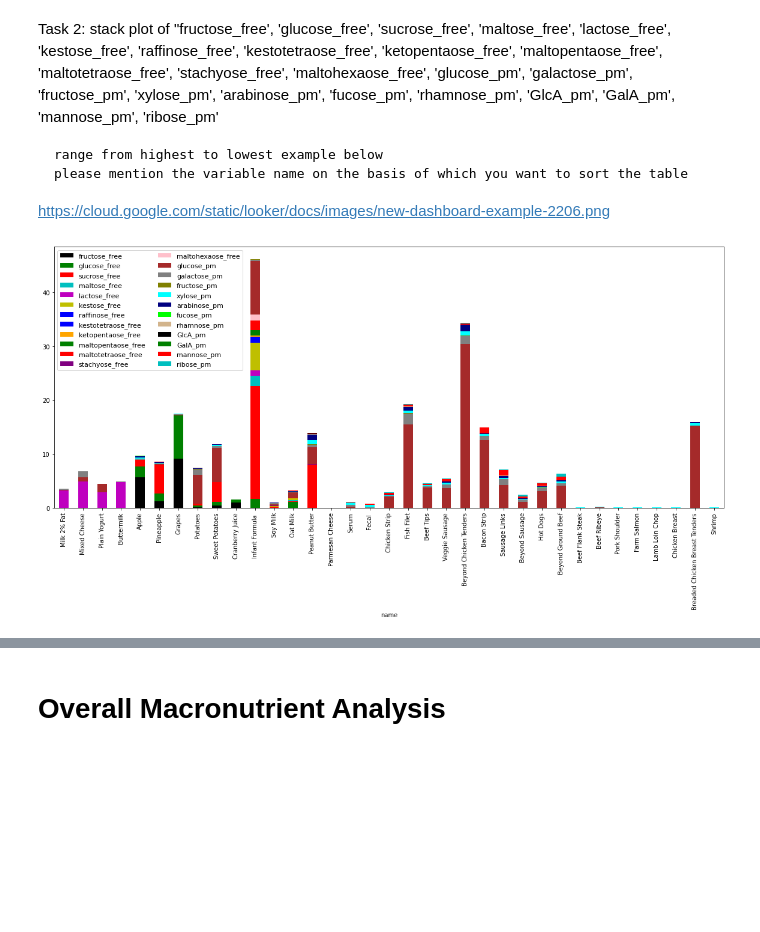
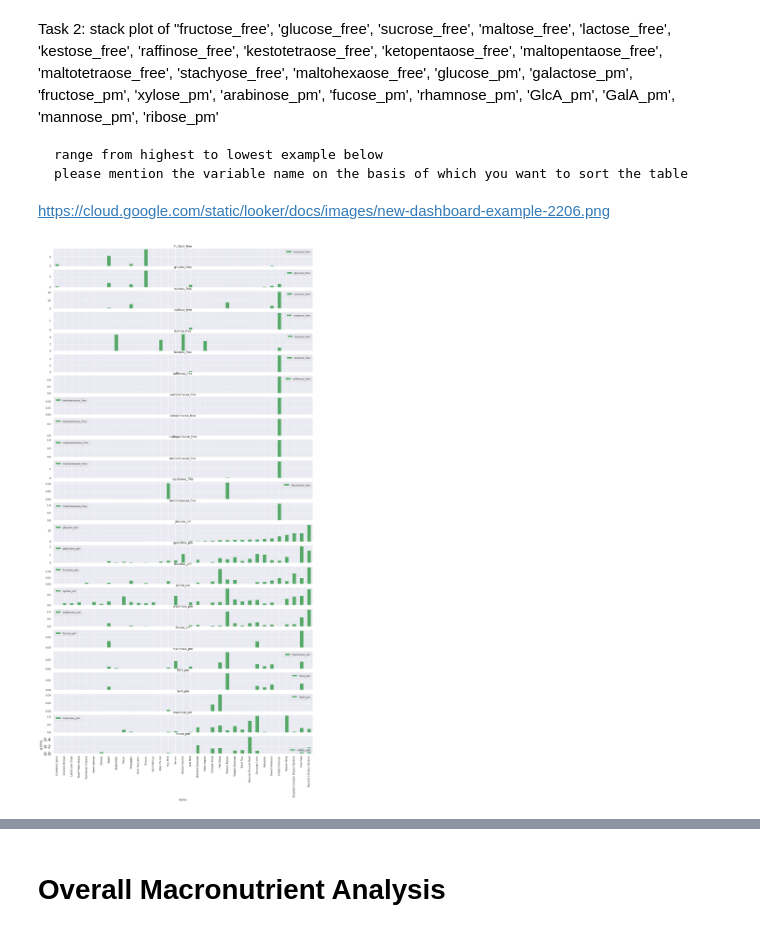
Before and after one commit to asimali004/Kaggle-Competition, a Jupyter notebook: fats-cabd-foods-raw.ipynb, the cells around one changed output, grey strips where cells are left out. Cells and saved outputs as stored; diff of their text form; code cells hidden in the pictures; blank space fills up the shorter version.

```diff
--- a/fats-cabd-foods-raw.ipynb
+++ b/fats-cabd-foods-raw.ipynb
@@ -32,6 +32,7 @@ df.info()
 df.describe()
 df.columns
 df.corr()
+df.index=df.name
 # %% [output]
 <class 'pandas.core.frame.DataFrame'>
 RangeIndex: 35 entries, 0 to 34
@@ -66,8 +54,8 @@ memory usage: 21.2+ KB
 # %%
-df["Carbs_total"]=df["carborhyrate_total"]*4
-df["Free_saccharides_total"]=df["free_saccharides_total"]*4
-df["Fibres_total"]=df["fibers_total"]*4
-df["Fats_total"]=df["fat_total"]*9
-df["Saturated_fatty_acids"]=df["saturated_fatty_acids"]*9
-df["Monounsaturated_fatty_acids"]=df["monounsaturated_fatty_acids"]*9
-df["Fatty_acids_trans"]=df["fatty_acids_total_trans"]*9
+df["Total_Carbs_percent"]=((df["carborhyrate_total"]*4)/df["calories"])*100
+df["Saccharides_percent"]=((df["free_saccharides_total"]*4)/df["calories"])*100
+df["Fibres_percent"]     =((df["fibers_total"]*4)/df["calories"])*100
+df["Fats_percent"]       =((df["fat_total"]*9)/df["calories"])*100
+df["Saturated_fatty_acids_percent"]      =((df["saturated_fatty_acids"]*9)/df["calories"])*100
+df["Monounsaturated_fatty_acids_percent"]=((df["monounsaturated_fatty_acids"]*9)/df["calories"])*100
+df["Fatty_acids_trans_percent"]          =((df["fatty_acids_total_trans"]*9)/df["calories"])*100
@@ -117,7 +163,10 @@ Task1: bar plot of carbohydrate_total and free saccharides_total
 https://www.google.com/url?sa=i&url=https%3A%2F%2Fsharkcoder.com%2Fdata-visualization%2Fmpl-double-bar&psig=AOvVaw1CGw-TC5Dr202lq0JHgivn&ust=1668673374279000&source=images&cd=vfe&ved=0CA8QjRxqFwoTCNCL6e-isvsCFQAAAAAdAAAAABAJ
 # %%
 df.index=df.name
-df[["carborhyrate_total","free_saccharides_total"]].plot(kind="bar",figsize=(20,4),color=["m","y"],stacked=True)
+sns.set_theme(style="darkgrid")
+df[["carborhyrate_total","free_saccharides_total"]].sort_values(by="free_saccharides_total").plot(kind="barh",figsize=(20,20),color=["m","y"],stacked=True)
 plt.legend(loc=2,prop={"size":16})
+plt.yticks(fontsize=20)
+plt.xticks(fontsize=20)
 plt.show()
 # %% [output]
@@ -136,16 +185,20 @@ Task 2: stack plot of "fructose_free', 'glucose_free',
 
 https://cloud.google.com/static/looker/docs/images/new-dashboard-example-2206.png
 # %%
-df[["fructose_free", 'glucose_free',
+df2 = df[["fructose_free", 'glucose_free',
        'sucrose_free', 'maltose_free', 'lactose_free', 'kestose_free',
        'raffinose_free', 'kestotetraose_free', 'ketopentaose_free',
        'maltopentaose_free', 'maltotetraose_free', 'stachyose_free',
        'maltohexaose_free', 'glucose_pm', 'galactose_pm',
        'fructose_pm', 'xylose_pm', 'arabinose_pm', 'fucose_pm', 'rhamnose_pm',
-       'GlcA_pm', 'GalA_pm', 'mannose_pm', 'ribose_pm']].plot(kind="bar",stacked=True,figsize=(20,8),
-                                                    color=["k","g","r","c","m","y","b","blue","orange","green","red",
-                                                   "purple","pink","brown","gray","olive","cyan","navy","lime","tan"])
-plt.legend(loc=2,prop={"size":11},ncol=2)
+       'GlcA_pm', 'GalA_pm', 'mannose_pm', 'ribose_pm']]
+df2.sort_values(by="glucose_pm").plot(kind="bar",stacked=True,figsize=(20,40),
+                                                    color=["g"]#,"r","c","m","y","b","blue","orange","green","red",
+                                                   #"purple","pink","brown","gray","olive","cyan","navy","lime","tan"]
+                                      ,subplots=True)
+plt.legend(loc=4,prop={"size":11},ncol=4)
+plt.yticks(fontsize=20)
+plt.ylabel("g/100g")
 plt.show()
 # %% [output]
-[figure, old version]
+[figure, new version]
```
Also changed, not shown: parts of 13 cells of this notebook.
